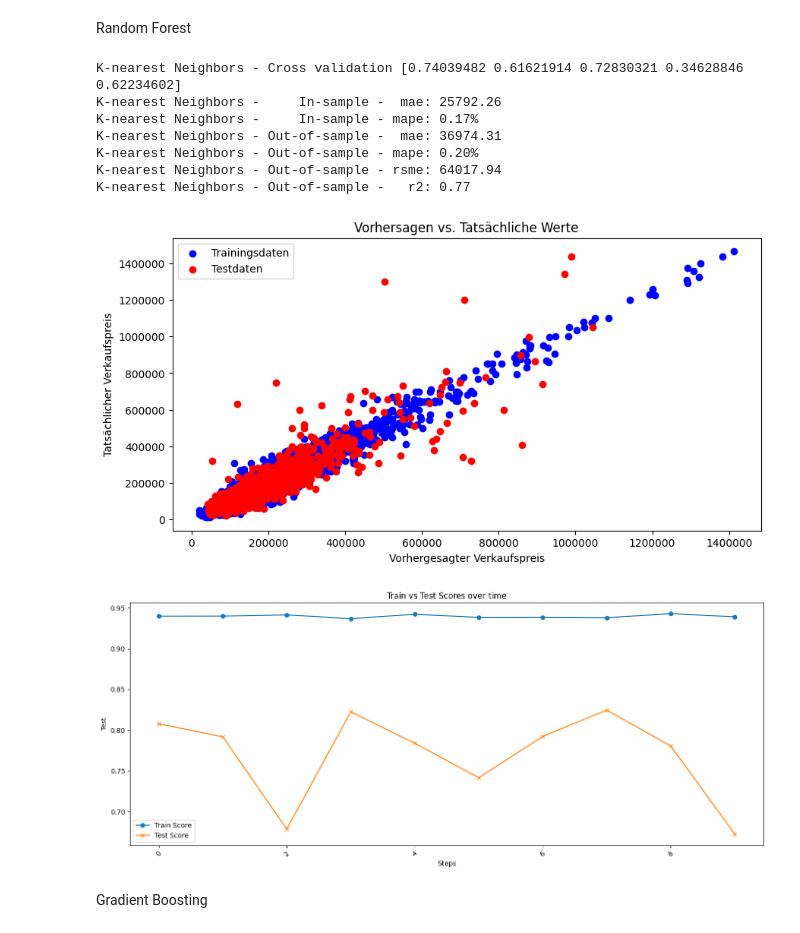
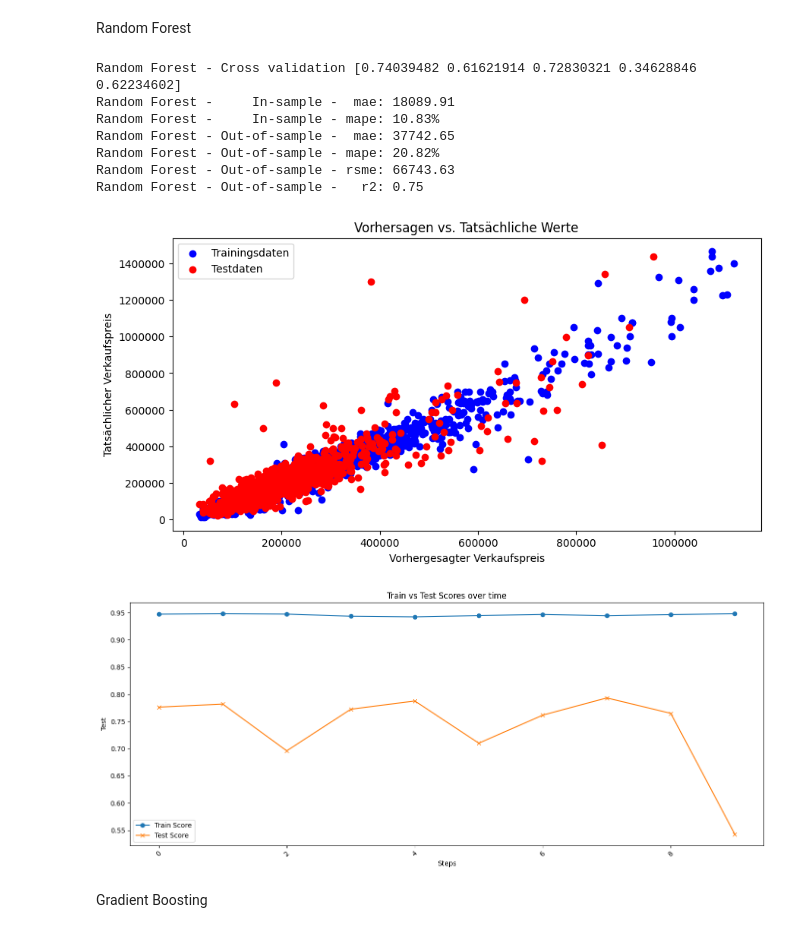
Before and after one commit to mixd304/dbuas-modul_13-applied-ds-2-ml-and-reporting-studienarbeit-darius-mix, a Jupyter notebook: notebooks/main.ipynb, the cells around one changed output. Cells and saved outputs as stored; diff of their text form; code cells hidden in the pictures.

```diff
--- a/notebooks/main.ipynb
+++ b/notebooks/main.ipynb
@@ -81,3 +70,14 @@ df['nbhd'] = df['nbhd'].astype(object)
+# %%
+current_year = datetime.now().year
+df['Age'] = current_year - df['Year_Built']
+df['Bath'] = df['Fbath']+(df['Hbath']/2)
+df['Total_Rooms'] = df['Bdrms'] + df['Rooms']
+
+df['District'] = df['District'].astype(object)
+df['nbhd'] = df['nbhd'].astype(object)
+
+num_features = ['Stories', 'Age', 'Total_Rooms', 'FinishedSqft', 'Units', 'Bath', 'Lotsize']
+cat_features = ['District', 'nbhd', 'Extwall']
 # %%
 train_data, test_data = train_test_split(df, test_size=0.2, random_state=42)
 # %%
@@ -272,27 +272,27 @@ Random Forest
 # %%
 pipe = Pipeline(steps=[
         ('preprocessor', prep),
-        ('Gradient Boosting', GradientBoostingRegressor(random_state=42, learning_rate=0.1, max_depth=7, min_samples_leaf=1, min_samples_split=10, n_estimators=200))
+        ('Random Forest', RandomForestRegressor(random_state=42, max_depth=None, min_samples_leaf=1, min_samples_split=5, n_estimators=50))
     ])
 
 pipe.fit(train_data[X], train_data[y].values.ravel())
 
-print_evaluation(name, cv, pipe, train_data, test_data, y, X)
+print_evaluation('Random Forest', cv, pipe, train_data, test_data, y, X)
 plot_train_vs_test_predictions(pipe, train_data, test_data, X, y)
 # %% [output]
-K-nearest Neighbors - Cross validation [0.74039482 0.61621914 0.72830321 0.34628846 0.62234602]
-K-nearest Neighbors -     In-sample -  mae: 25792.26
-K-nearest Neighbors -     In-sample - mape: 0.17%
-K-nearest Neighbors - Out-of-sample -  mae: 36974.31
-K-nearest Neighbors - Out-of-sample - mape: 0.20%
-K-nearest Neighbors - Out-of-sample - rsme: 64017.94
-K-nearest Neighbors - Out-of-sample -   r2: 0.77
+Random Forest - Cross validation [0.74039482 0.61621914 0.72830321 0.34628846 0.62234602]
+Random Forest -     In-sample -  mae: 18089.91
+Random Forest -     In-sample - mape: 10.83%
+Random Forest - Out-of-sample -  mae: 37742.65
+Random Forest - Out-of-sample - mape: 20.82%
+Random Forest - Out-of-sample - rsme: 66743.63
+Random Forest - Out-of-sample -   r2: 0.75
-[figure, old version]
+[figure, new version]
 # %%
 cv_results = cross_validate(estimator=pipe[-1], X=prep.fit_transform(train_data[X]), y=train_data[y].values.ravel(), cv=10, n_jobs=4, return_train_score=True)
 plot_train_vs_test_cross_validation(cv_results)
 # %% [output]
-[figure, old version]
+[figure, new version]
 # %% [markdown]
 Gradient Boosting
 # %%
```
Also changed, not shown: parts of 14 cells of this notebook.
